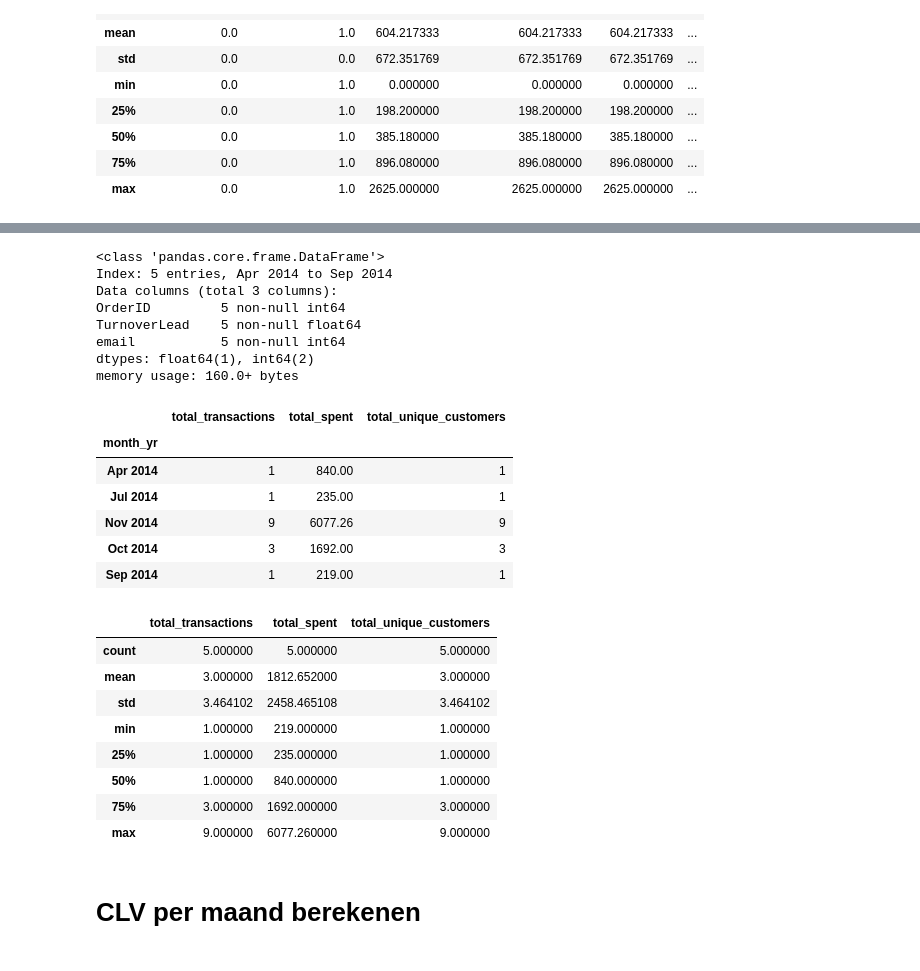
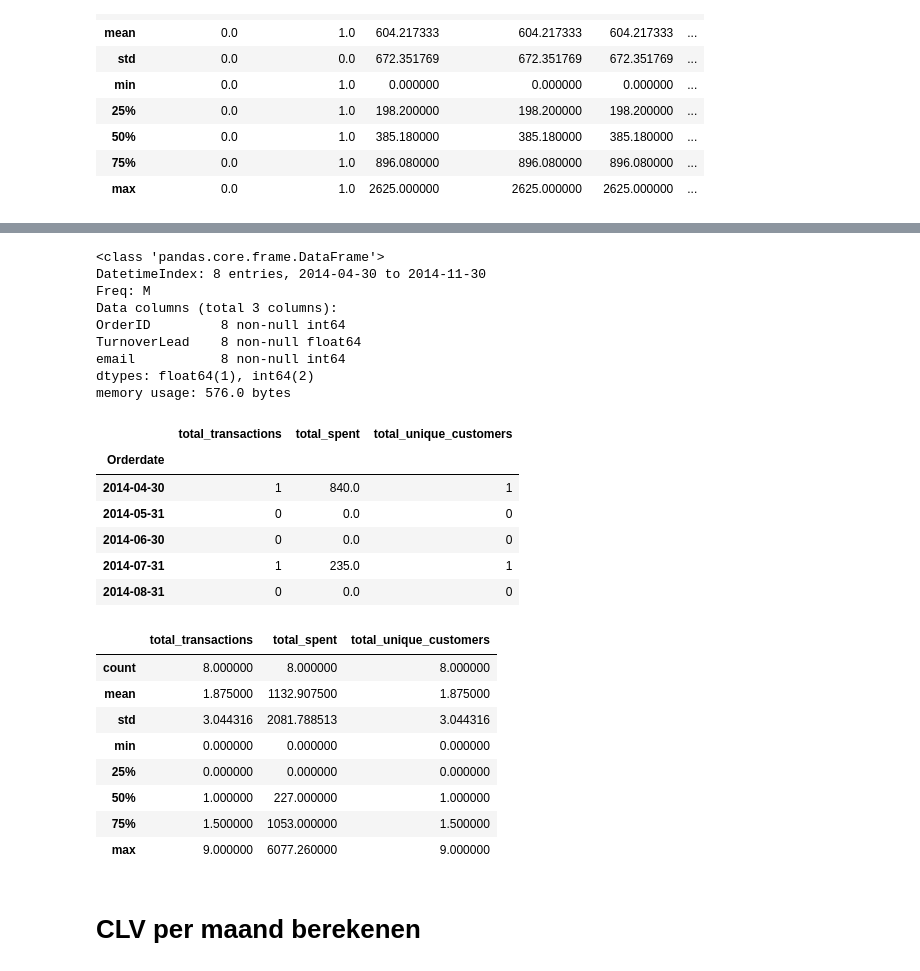
Before and after one commit to iwb-digital-growth-agency/python, a Jupyter notebook: CLV_Maxilia - nieuwe data set.ipynb, the cells around one changed output, grey strips where cells are left out. Drawn from its saved outputs; the diff is of its cells as text; code cells hidden in the pictures.

Commit message:
CLV average + datetime index

```diff
--- a/CLV_Maxilia - nieuwe data set.ipynb
+++ b/CLV_Maxilia - nieuwe data set.ipynb
@@ -10,7 +10,7 @@ import pandas.api.types as ptypes
 # %%
 # excel bestand maxilia geimporteerd en kolommen gefilterd
 
-data = pd.read_excel(r'/Users/LisannePeeters/Documents/GitHub/python/Sample dataset.xlsx')
+data = pd.read_excel('Sample dataset.xlsx')
 df = pd.DataFrame(data, columns = ['email','Orderdate','OrderID','TurnoverLead', 'BuyinLead', 'LeadPhase','LeadStatus'])
 df.head()
 # %% [output]
@@ -303,3 +303,18 @@ df_clv.describe()
 | max | 0.0 | 1.0 | 2625.000000 | 2625.000000 | 2625.000000 | ... |
 # %%
 df_clv.to_excel('CLV_per_klant.xlsx')
+# %%
+# Uiteenzetting uitgaves klanten per maand
+df.set_index('Orderdate', inplace=True)
+# %%
+#totale transacties / opbrengst per maand
+
+df_transacties = df.groupby(pd.Grouper(freq='M')).agg(
+    {
+        'OrderID': len,
+        'TurnoverLead': sum,
+        'email': pd.Series.nunique
+    }
+)
+
+df_transacties.head()
@@ -317,9 +333,9 @@ df.head()
 # %%
-#totale transacties / opbrengst per maand
+# totale transacties / opbrengst per maand
 
-df_transacties = df.groupby('month_yr').aggregate({
-                                                        'OrderID': lambda num: len(num),
-                                                        'TurnoverLead': lambda price: price.sum(),
-                                                        'email': pd.Series.nunique
-                                                    })
-df_transacties.head()
+# df_transacties = df.groupby('month_yr').aggregate({
+#                                                        'OrderID': lambda num: len(num),
+#                                                        'TurnoverLead': lambda price: price.sum(),
+#                                                        'email': pd.Series.nunique
+#                                                    })
+# df_transacties.head()
@@ -335,35 +343,36 @@ df_transacties.head()
 df_transacties.info()
 # %% [output]
 <class 'pandas.core.frame.DataFrame'>
-Index: 5 entries, Apr 2014 to Sep 2014
+DatetimeIndex: 8 entries, 2014-04-30 to 2014-11-30
+Freq: M
 Data columns (total 3 columns):
-OrderID         5 non-null int64
-TurnoverLead    5 non-null float64
-email           5 non-null int64
+OrderID         8 non-null int64
+TurnoverLead    8 non-null float64
+email           8 non-null int64
 dtypes: float64(1), int64(2)
-memory usage: 160.0+ bytes
+memory usage: 576.0 bytes
 # %%
 df_transacties.columns = ['total_transactions', 'total_spent', 'total_unique_customers']
-df_transacties.head()
+df_transacties.head(5)
 # %% [output]
 |  | total_transactions | total_spent | total_unique_customers |
-| month_yr |  |  |  |
-| Apr 2014 | 1 | 840.00 | 1 |
-| Jul 2014 | 1 | 235.00 | 1 |
-| Nov 2014 | 9 | 6077.26 | 9 |
-| Oct 2014 | 3 | 1692.00 | 3 |
-| Sep 2014 | 1 | 219.00 | 1 |
+| Orderdate |  |  |  |
+| 2014-04-30 | 1 | 840.0 | 1 |
+| 2014-05-31 | 0 | 0.0 | 0 |
+| 2014-06-30 | 0 | 0.0 | 0 |
+| 2014-07-31 | 1 | 235.0 | 1 |
+| 2014-08-31 | 0 | 0.0 | 0 |
 # %%
 df_transacties.describe()
 # %% [output]
 |  | total_transactions | total_spent | total_unique_customers |
-| count | 5.000000 | 5.000000 | 5.000000 |
-| mean | 3.000000 | 1812.652000 | 3.000000 |
-| std | 3.464102 | 2458.465108 | 3.464102 |
-| min | 1.000000 | 219.000000 | 1.000000 |
-| 25% | 1.000000 | 235.000000 | 1.000000 |
-| 50% | 1.000000 | 840.000000 | 1.000000 |
-| 75% | 3.000000 | 1692.000000 | 3.000000 |
+| count | 8.000000 | 8.000000 | 8.000000 |
+| mean | 1.875000 | 1132.907500 | 1.875000 |
+| std | 3.044316 | 2081.788513 | 3.044316 |
+| min | 0.000000 | 0.000000 | 0.000000 |
+| 25% | 0.000000 | 0.000000 | 0.000000 |
+| 50% | 1.000000 | 227.000000 | 1.000000 |
+| 75% | 1.500000 | 1053.000000 | 1.500000 |
 | max | 9.000000 | 6077.260000 | 9.000000 |
 # %%
 df_transacties.to_excel('Overzicht_per_maand.xlsx')
```
Also changed, not shown: parts of 7 cells of this notebook.
